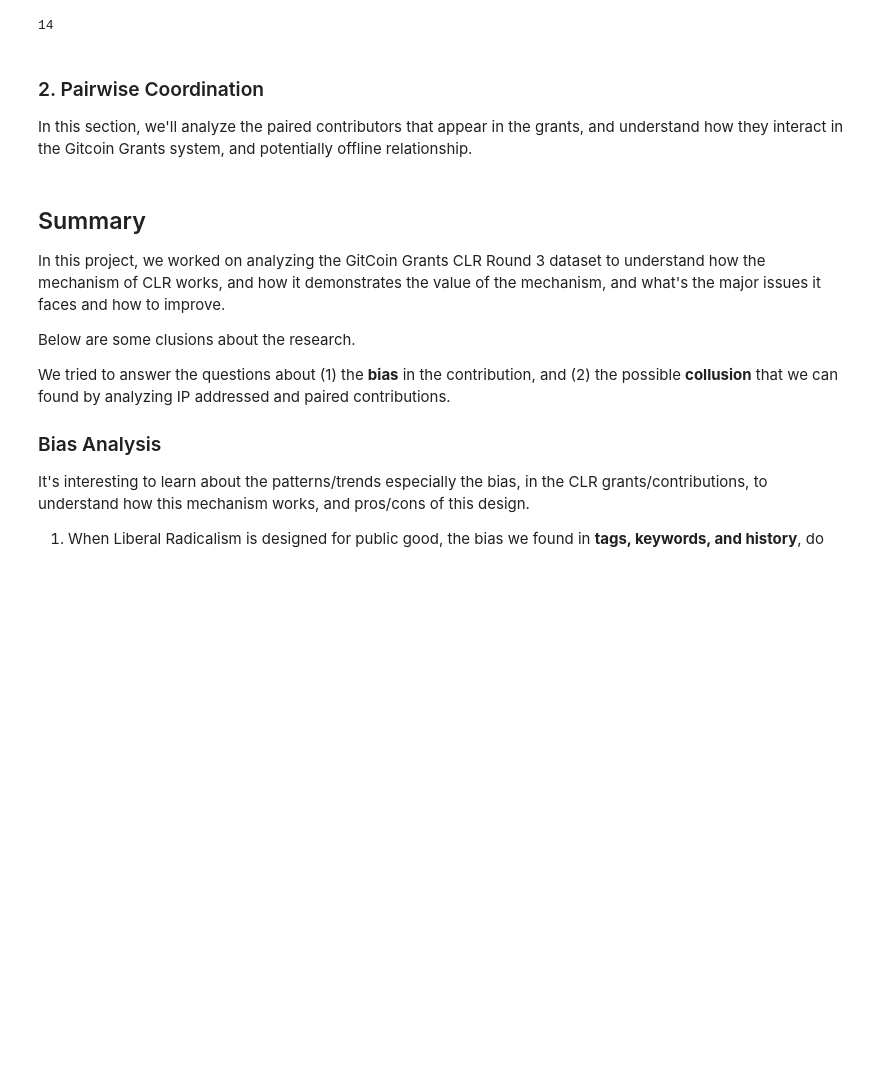
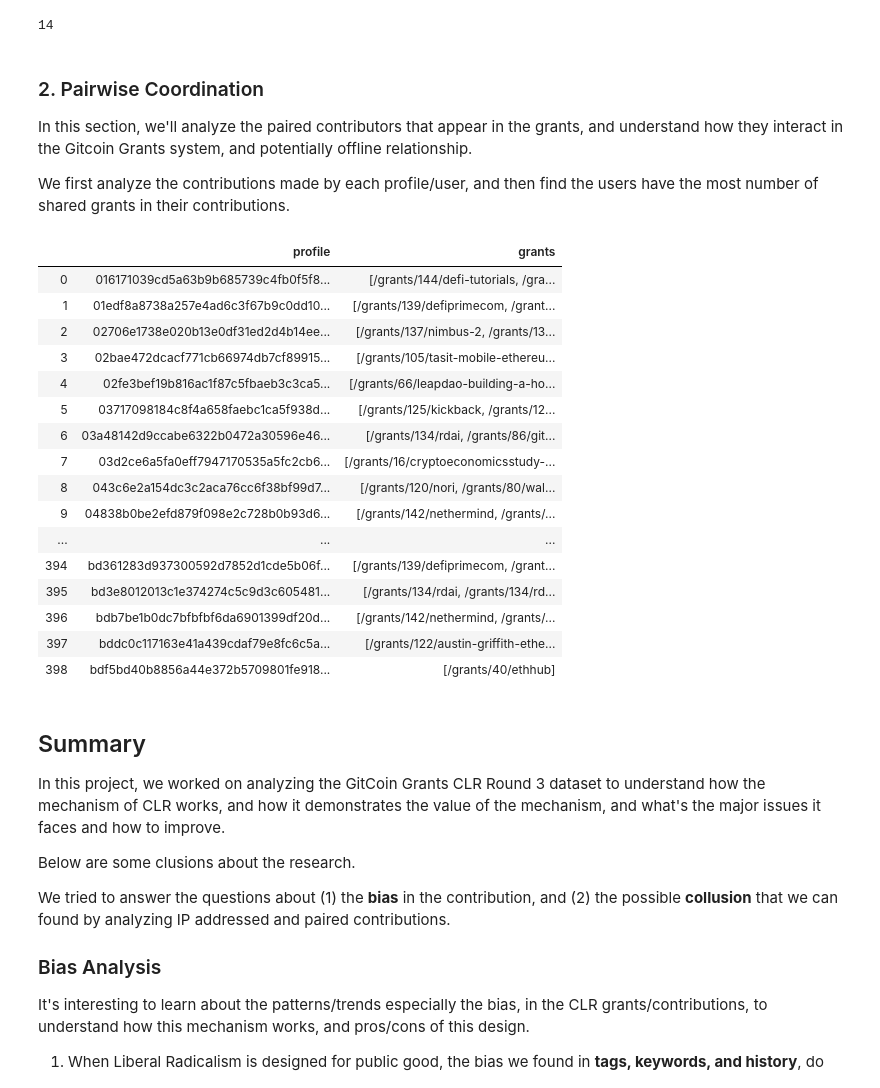
Before and after one commit to think-in-universe/gitcoin-grants-analysis, a Jupyter notebook: analysis.ipynb, the cells around one changed output. Saved outputs shown, nothing was run; the diff lists cells and outputs as text; code cells hidden in the pictures; blank space fills up the shorter version.

```diff
--- a/analysis.ipynb
+++ b/analysis.ipynb
@@ -445,6 +444,31 @@ len(related_grants)
 ### 2. Pairwise Coordination
 
 In this section, we'll analyze the paired contributors that appear in the grants, and understand how they interact in the Gitcoin Grants system, and potentially offline relationship.
+
+We first analyze the contributions made by each profile/user, and then find the users have the most number of shared grants in their contributions.
+# %%
+# find shared ip addresses used by multiple profiles
+
+profiles = contributions.groupby('profile')['grant_url'].apply(list).reset_index(name='grants')
+profiles
+# %% [output]
+|  | profile | grants |
+| 0 | 016171039cd5a63b9b685739c4fb0f5f8... | [/grants/144/defi-tutorials, /gra... |
+| 1 | 01edf8a8738a257e4ad6c3f67b9c0dd10... | [/grants/139/defiprimecom, /grant... |
+| 2 | 02706e1738e020b13e0df31ed2d4b14ee... | [/grants/137/nimbus-2, /grants/13... |
+| 3 | 02bae472dcacf771cb66974db7cf89915... | [/grants/105/tasit-mobile-ethereu... |
+| 4 | 02fe3bef19b816ac1f87c5fbaeb3c3ca5... | [/grants/66/leapdao-building-a-ho... |
+| 5 | 03717098184c8f4a658faebc1ca5f938d... | [/grants/125/kickback, /grants/12... |
+| 6 | 03a48142d9ccabe6322b0472a30596e46... | [/grants/134/rdai, /grants/86/git... |
+| 7 | 03d2ce6a5fa0eff7947170535a5fc2cb6... | [/grants/16/cryptoeconomicsstudy-... |
+| 8 | 043c6e2a154dc3c2aca76cc6f38bf99d7... | [/grants/120/nori, /grants/80/wal... |
+| 9 | 04838b0be2efd879f098e2c728b0b93d6... | [/grants/142/nethermind, /grants/... |
+| ... | ... | ... |
+| 394 | bd361283d937300592d7852d1cde5b06f... | [/grants/139/defiprimecom, /grant... |
+| 395 | bd3e8012013c1e374274c5c9d3c605481... | [/grants/134/rdai, /grants/134/rd... |
+| 396 | bdb7be1b0dc7bfbfbf6da6901399df20d... | [/grants/142/nethermind, /grants/... |
+| 397 | bddc0c117163e41a439cdaf79e8fc6c5a... | [/grants/122/austin-griffith-ethe... |
+| 398 | bdf5bd40b8856a44e372b5709801fe918... | [/grants/40/ethhub] |
 # %% [markdown]
 ## Summary
 
```
Also changed, not shown: parts of 5 cells of this notebook.
